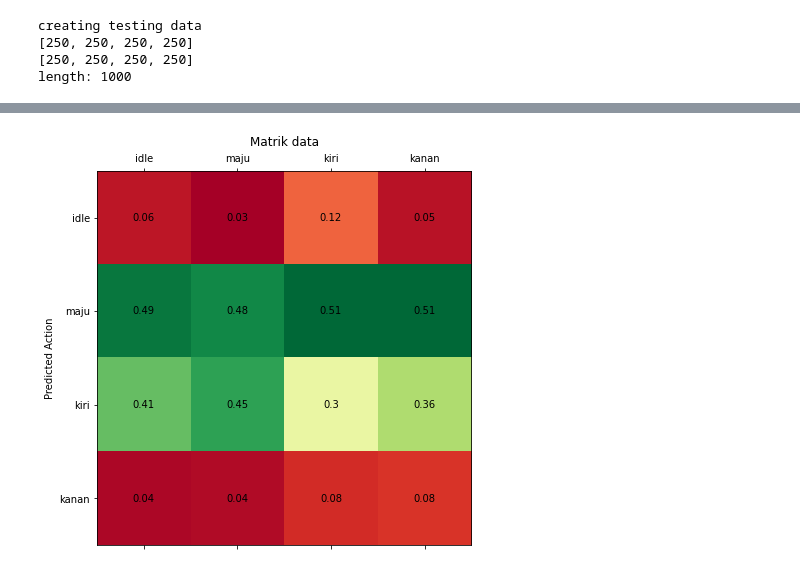
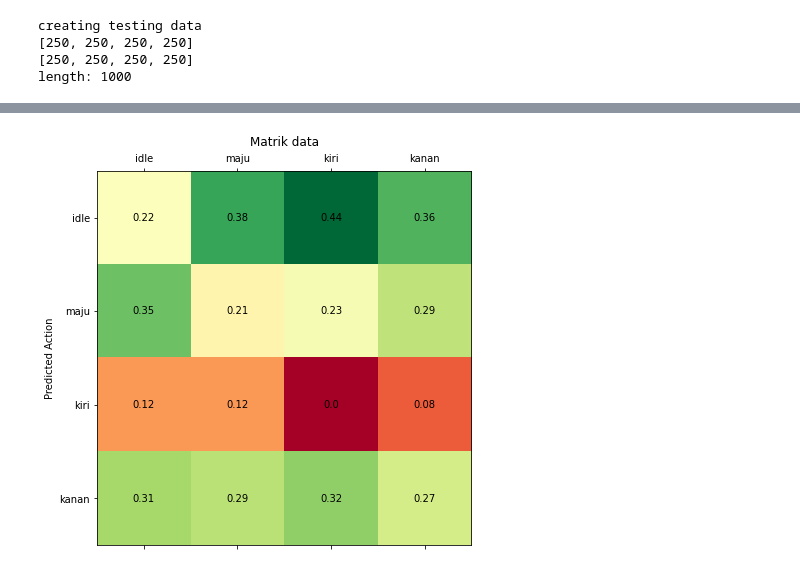
Before and after one commit to wedexyz/eeg-, a Jupyter notebook: notesreduce.ipynb, the cells around one changed output, grey strips where cells are left out. Saved outputs shown, nothing was run; the diff lists cells and outputs as text; code cells hidden in the pictures.

```diff
--- a/notesreduce.ipynb
+++ b/notesreduce.ipynb
@@ -176,44 +176,38 @@ datagen = ImageDataGenerator(
 
 datagen.fit(train_X)
 # %%
-learning_rate_reduction = ReduceLROnPlateau(monitor='accuracy', patience = 5, verbose=1,factor=0.5, min_lr=0.0001)
+learning_rate_reduction = ReduceLROnPlateau(monitor='val_accuracy', patience = 5, verbose=1,factor=0.5, min_lr=0.0001)
 # %%
 def cnn_model(size, num_cnn_layers):
 
-    NUM_FILTERS = 64
-    KERNEL = (7, 7)
-    #MIN_NEURONS = 20
-    #MAX_NEURONS = 120
 
     model = Sequential()
-    '''
-    for i in range(1, num_cnn_layers+1):
-        if i == 1:
-            model.add(Conv2D(NUM_FILTERS*i, KERNEL, input_shape=train_X.shape[1:], activation='relu', padding='same'),)
-        else:
-            model.add(Conv2D(NUM_FILTERS*i, KERNEL, activation='relu', padding='same'))
 
-    #model = Sequential()
-    '''
     model.add(Conv2D(filters = 64, kernel_size = (7,7), padding = "same", activation = "relu", input_shape=train_X.shape[1:]))
     model.add(BatchNormalization())
+    model.add(Dropout(0.2))
+
     model.add(Conv2D(filters = 64, kernel_size = (5,5), padding = "same", activation = "relu",input_shape=train_X.shape[1:]))
+    model.add(MaxPooling2D(pool_size = (5,5)))
+    model.add(Dropout(0.2))
     model.add(BatchNormalization())
-    model.add(MaxPooling2D(pool_size = (5,5)))
+
     model.add(Conv2D(filters = 64, kernel_size = (3,3), padding = "same", activation = "relu",input_shape=train_X.shape[1:]))
+    model.add(MaxPooling2D(pool_size = (3,3)))
+    model.add(Dropout(0.2))
     model.add(BatchNormalization())
-    model.add(MaxPooling2D(pool_size = (3,3)))
+
     model.add(Flatten())
-    model.add(Dropout(0.2))
+
     model.add(Dense(32, activation = "relu"))
     model.add(BatchNormalization())
-    model.add(Dropout(0.2))
+
     model.add(Dense(4, activation = "sigmoid"))
+
+    #adam = Adam(lr = 0.001)
     model.compile(optimizer ="adam", loss = "binary_crossentropy", metrics = ['accuracy'])
-    #adam = Adam(lr = 0.001)
+    #model.compile(loss='categorical_crossentropy', optimizer='adam', metrics=['accuracy'])
 
-    #model.compile(loss='categorical_crossentropy', optimizer='adam', metrics=['accuracy'])
-    #print(model.summary())
 
     return model
 # %%
@@ -248,7 +241,7 @@ early_stopping = EarlyStopping(monitor='loss', patience=pat, verbose=1)
 model_checkpoint = ModelCheckpoint('fas_mnist_1.h5', verbose=1, save_best_only=True)
 
 #define a function to fit the model
-def fit_and_evaluate(t_x, val_x, t_y, val_y, EPOCHS=100, BATCH_SIZE=16):
+def fit_and_evaluate(t_x, val_x, t_y, val_y, EPOCHS=100, BATCH_SIZE=64):
     model = None
     model = cnn_model(IMAGE_SIZE, 2)
     #Model = model
@@ -261,7 +254,7 @@ def fit_and_evaluate(t_x, val_x, t_y, val_y, EPOCHS=100, BATCH_SIZE=16):
 # %%
 n_folds=5
 epochs=100
-batch_size=16
+batch_size=64
 
 #save the model history in a list after fitting so that we can plot later
 model_history = []
@@ -357,7 +350,7 @@ model = tf.keras.models.load_model(MODEL_NAME)
 
 VALDIR = "/content/drive/MyDrive/Colab Notebooks/tes_data"
 ACTIONS =  ["idle","maju","kiri", "kanan"]
-PRED_BATCH = 16
+PRED_BATCH = 64
 
 
 def get_val_data(valdir, action, batch_size):
@@ -398,31 +391,31 @@ def make_conf_mat(none,left,forward,  right):
     fig = plt.figure(figsize=(15, 6))
 
     ax = fig.add_subplot(111)
 
     ax.matshow(action_conf_mat, cmap=plt.cm.RdYlGn)
     ax.set_xticklabels([""]+actions)
     ax.set_yticklabels([""]+actions)
 
     #print("__________")
     #print(action_dict)
     for idx, i in enumerate(action_dict):
         #print('tf',i)
         for idx2, ii in enumerate(action_dict[i]):
             #print(i, ii)
             #print(action_dict[i][ii])
             ax.text(idx, idx2, f"{round(float(action_dict[i][ii]),2)}", va='center', ha='center')
     # Rotate the tick labels and set their alignment.
 
     plt.title("Matrik data")
     plt.ylabel("Predicted Action")
     fig.tight_layout()
     plt.show()
 
 
 left_argmax_dict, left_raw_pred_dict, left_argmax_pct_dict = get_val_data(VALDIR, "kiri", PRED_BATCH)
 forward_argmax_dict, forward_raw_pred_dict, forward_argmax_pct_dict = get_val_data(VALDIR, "maju", PRED_BATCH)
 none_argmax_dict, none_raw_pred_dict, none_argmax_pct_dict = get_val_data(VALDIR, "idle", PRED_BATCH)
 right_argmax_dict, right_raw_pred_dict, right_argmax_pct_dict = get_val_data(VALDIR, "kanan", PRED_BATCH)
 make_conf_mat(none_argmax_pct_dict,forward_argmax_pct_dict, left_argmax_pct_dict, right_argmax_pct_dict)
 # %% [output]
-[figure, old version]
+[figure, new version]
```
Also changed, not shown: parts of 8 cells of this notebook.
